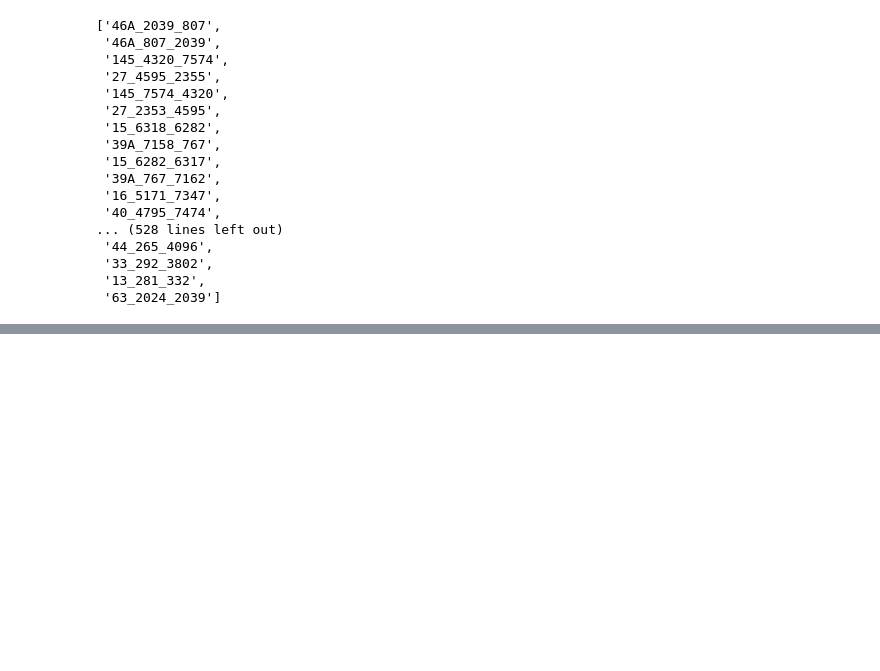
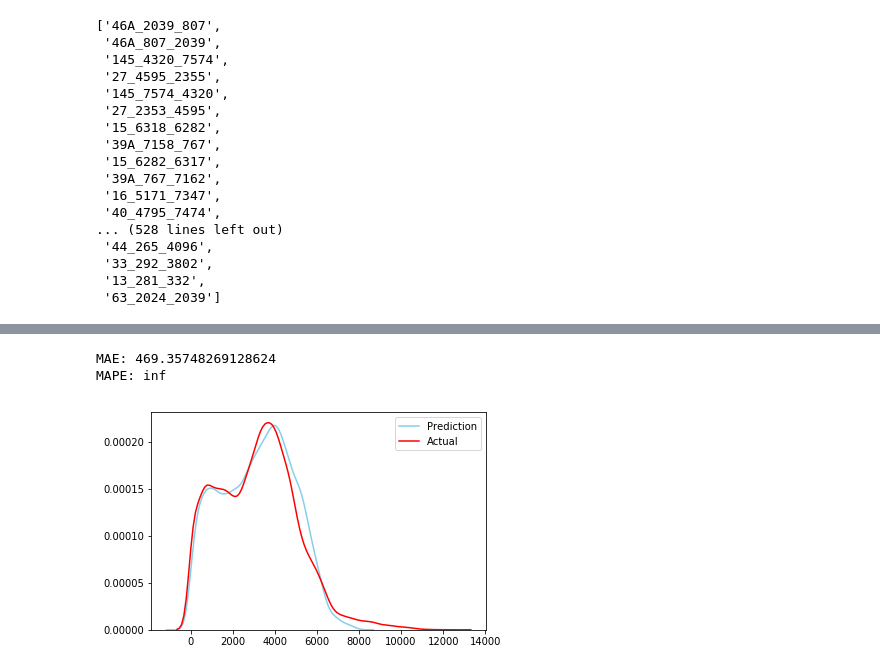
Before and after one commit to xinyuewang1/DublinBusDataAnalysis, a Jupyter notebook: Some fucntions.ipynb, the cells around one changed output, grey strips where cells are left out. Saved outputs shown, nothing was run; the diff lists cells and outputs as text; code cells hidden in the pictures; blank space fills up the shorter version.

```diff
--- a/Some fucntions.ipynb
+++ b/Some fucntions.ipynb
@@ -985,0 +1281,28 @@ save_obj(idList,'sortedIdList')
+# %%
+Xcol=['progrnumber','plannedtime','rain','weekday','distance','em','mp','lm','md','ap','ev',
+                                          'ln','temp','m2f','sat','ucdSchoolTerm']
+y='tripTravelTime'
+split=0.7
+
+df = df.loc[df.tripTravelTime >= 0].sample(frac=1)
+X = df[Xcol]
+split = int(df.shape[0]*split)
+X_train, X_test = X[:split], X[split:]
+y_train, y_test = df[y][:split], df[y][split:]
+scaler = StandardScaler()
+scaler.fit(X_train)
+
+X_train = scaler.transform(X_train)
+X_test = scaler.transform(X_test)
+
+regr = MLPRegressor()
+regr.fit(X_train, y_train)
+
+y_pred = regr.predict(X_test)
+print('MAE:',mean_absolute_error(y_test, y_pred))
+print("MAPE:", mean_absolute_percentage_error(y_test, y_pred))
+plotPred(y_pred,y_test)
+# %% [output]
+MAE: 469.35748269128624
+MAPE: inf
+[figure, added]
```
Also changed, not shown: parts of 72 cells of this notebook.
